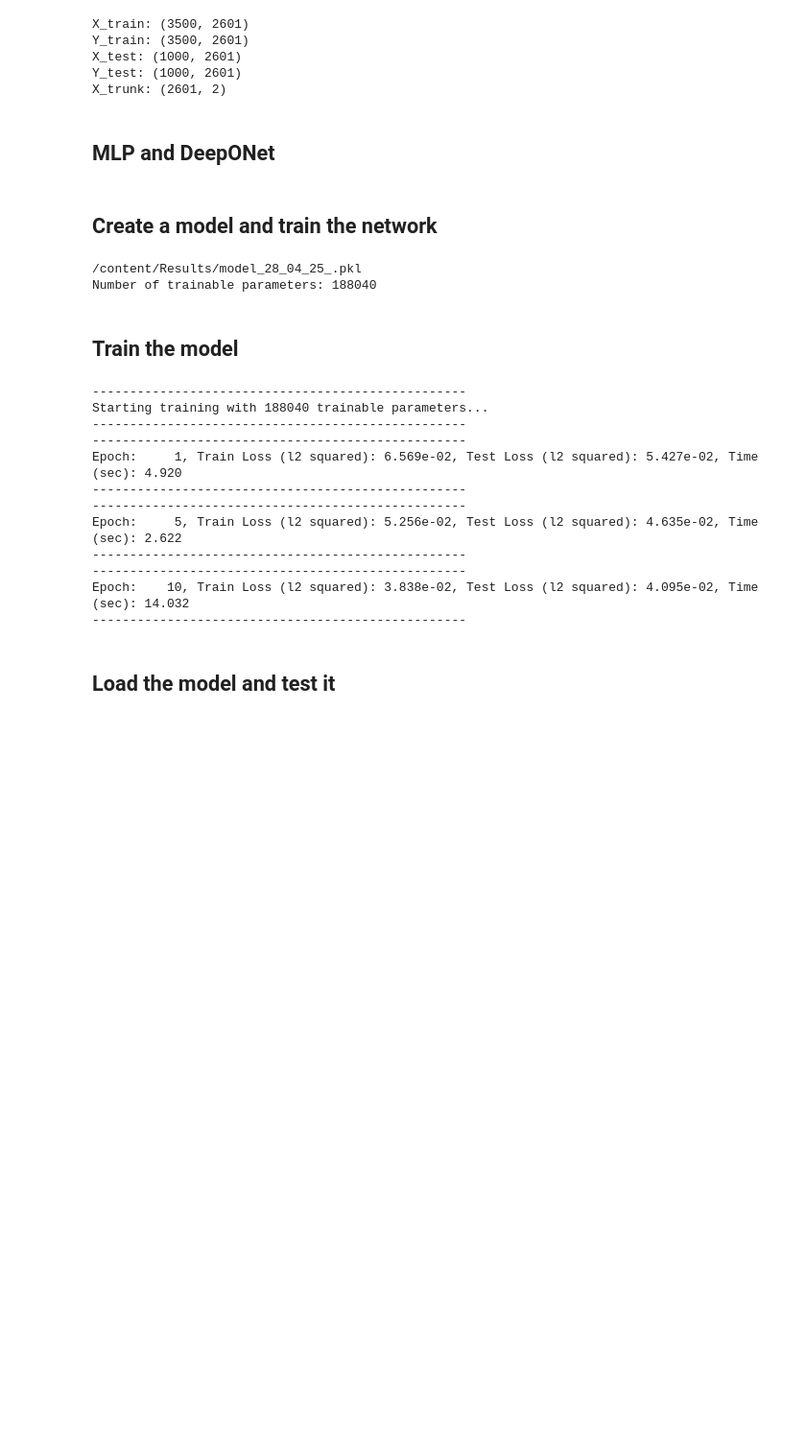
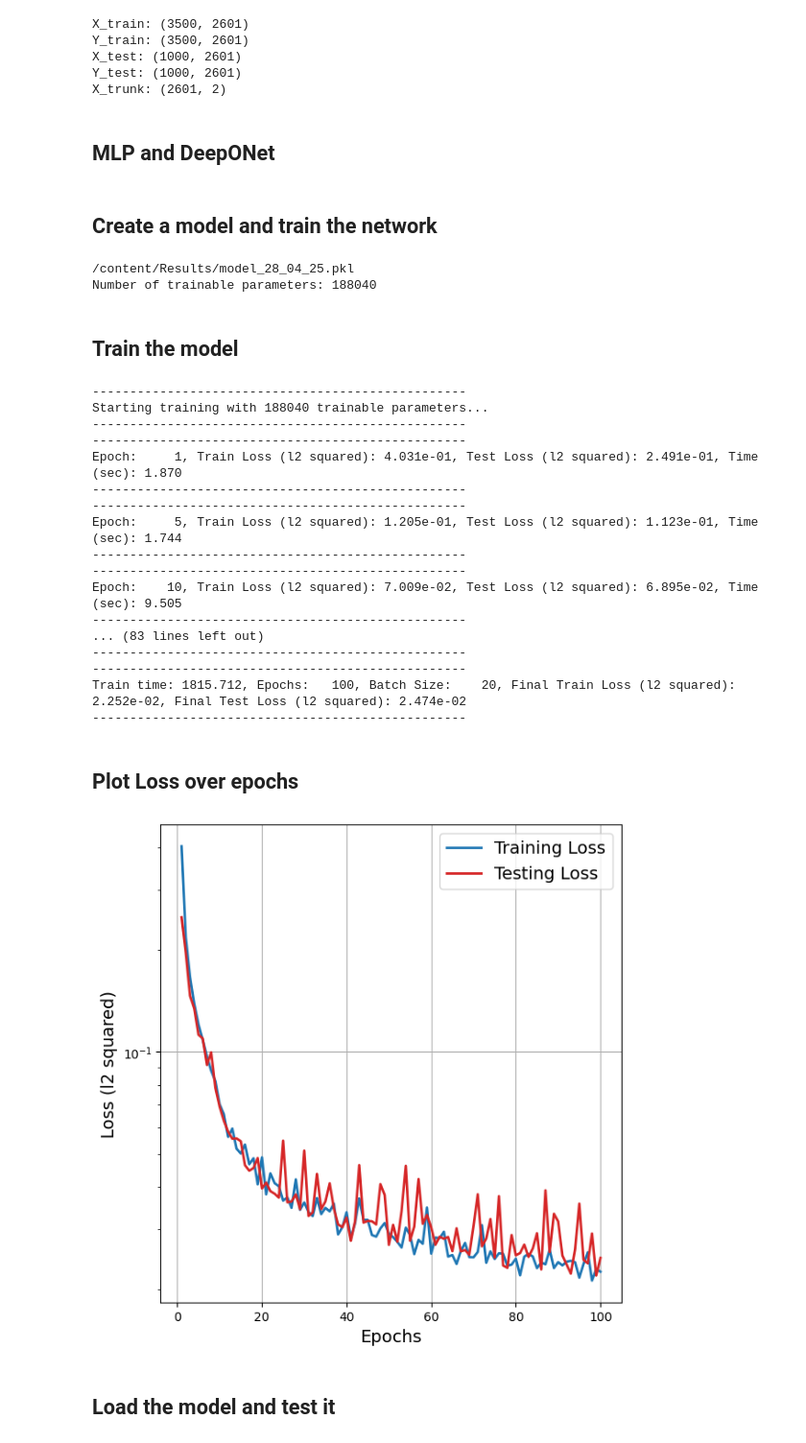
Before and after one commit to fahad-30/Poisson_DON, a Jupyter notebook: Poisson_DeepONet.ipynb, the cells around one changed output. Shown at 96% size. Saved outputs shown, nothing was run; the diff lists cells and outputs as text; code cells hidden in the pictures; blank space fills up the shorter version.

```diff
--- a/Poisson_DeepONet.ipynb
+++ b/Poisson_DeepONet.ipynb
@@ -537,7 +538,7 @@ num_layers = 3
 num_neurons = 64
 
 model_save_path = results_dir
-model_save_file = model_save_path + 'model_' + time.strftime("%d_%m_%y") +"_.pkl"
+model_save_file = model_save_path + 'model_' + time.strftime("%d_%m_%y") +".pkl"
 print(model_save_file)
 os.makedirs(os.path.dirname(model_save_path), exist_ok=True)
 
@@ -550,7 +551,7 @@ model = DeepONet(num_layers, num_neurons, act_fn, num_br_outputs, \
 trainable_params = sum(p.numel() for p in model.parameters() if p.requires_grad)
 print('Number of trainable parameters: {}'.format(trainable_params))
 # %% [output]
-/content/Results/model_28_04_25_.pkl
+/content/Results/model_28_04_25.pkl
 Number of trainable parameters: 188040
 # %% [markdown]
 ## Train the model
@@ -579,17 +580,71 @@ model.metadata = model_metadata
 # Uncomment to train the model
 model.train(train_data, test_data, batch_size=batch_size, \
             loss_print_freq=5,epochs = epochs, lr = lr, \
-            save_model = True, save_epoch = 100)
+            save_model = True, save_epoch = 10)
 # %% [output]
 --------------------------------------------------
 Starting training with 188040 trainable parameters...
 --------------------------------------------------
 --------------------------------------------------
-Epoch:     1, Train Loss (l2 squared): 6.569e-02, Test Loss (l2 squared): 5.427e-02, Time (sec): 4.920
+Epoch:     1, Train Loss (l2 squared): 4.031e-01, Test Loss (l2 squared): 2.491e-01, Time (sec): 1.870
 --------------------------------------------------
 --------------------------------------------------
-Epoch:     5, Train Loss (l2 squared): 5.256e-02, Test Loss (l2 squared): 4.635e-02, Time (sec): 2.622
+Epoch:     5, Train Loss (l2 squared): 1.205e-01, Test Loss (l2 squared): 1.123e-01, Time (sec): 1.744
 --------------------------------------------------
 --------------------------------------------------
-Epoch:    10, Train Loss (l2 squared): 3.838e-02, Test Loss (l2 squared): 4.095e-02, Time (sec): 14.032
+Epoch:    10, Train Loss (l2 squared): 7.009e-02, Test Loss (l2 squared): 6.895e-02, Time (sec): 9.505
 --------------------------------------------------
+... (83 lines left out)
+--------------------------------------------------
+--------------------------------------------------
+Train time: 1815.712, Epochs:   100, Batch Size:    20, Final Train Loss (l2 squared): 2.252e-02, Final Test Loss (l2 squared): 2.474e-02
+--------------------------------------------------
+# %% [markdown]
+## Plot Loss over epochs
+# %%
+
+def plot_loss( train_loss, test_loss, \
+              xl = None, yl = None, \
+               fs = 20, lw = 2, \
+               train_clr = 'tab:blue', \
+               test_clr = 'tab:red', \
+               title = None, \
+               show_grid = True, \
+               savefile = None, \
+               figsize = [10,10]):
+
+    fig, ax = plt.subplots(figsize=figsize)
+
+    num_epoch = train_loss.shape[0]
+    x = np.linspace(1, num_epoch, num_epoch)
+    if xl is None:
+        xl = r'Epochs'
+    if yl is None:
+        yl = r'Loss (l2 squared)'
+
+    ax.plot(x, train_loss, lw = lw, color = train_clr, label = r'Training Loss')
+    ax.plot(x, test_loss, lw = lw, color = test_clr, label = r'Testing Loss')
+
+    ax.set_yscale('log')
+    ax.set_xlabel(xl, fontsize = fs)
+    ax.set_ylabel(yl, fontsize = fs)
+    ax.legend(fontsize = fs, fancybox = True, frameon = True)
+
+    if title is not None:
+        ax.set_title(title, fontsize = fs)
+
+    plt.tight_layout(pad=0.4)
+    if savefile is not None:
+        plt.savefig(savefile)
+
+    if show_grid:
+        plt.grid()
+    plt.show()
+# %%
+plot_loss( model.train_loss_log[:, 0], \
+           model.test_loss_log[:, 0], \
+           fs = 14, lw = 2, \
+           savefile = results_dir+'loss_his.png', \
+           figsize = [6,6])
+# %% [output]
+[figure, added]
```
Also changed, not shown: parts of 9 cells of this notebook.
